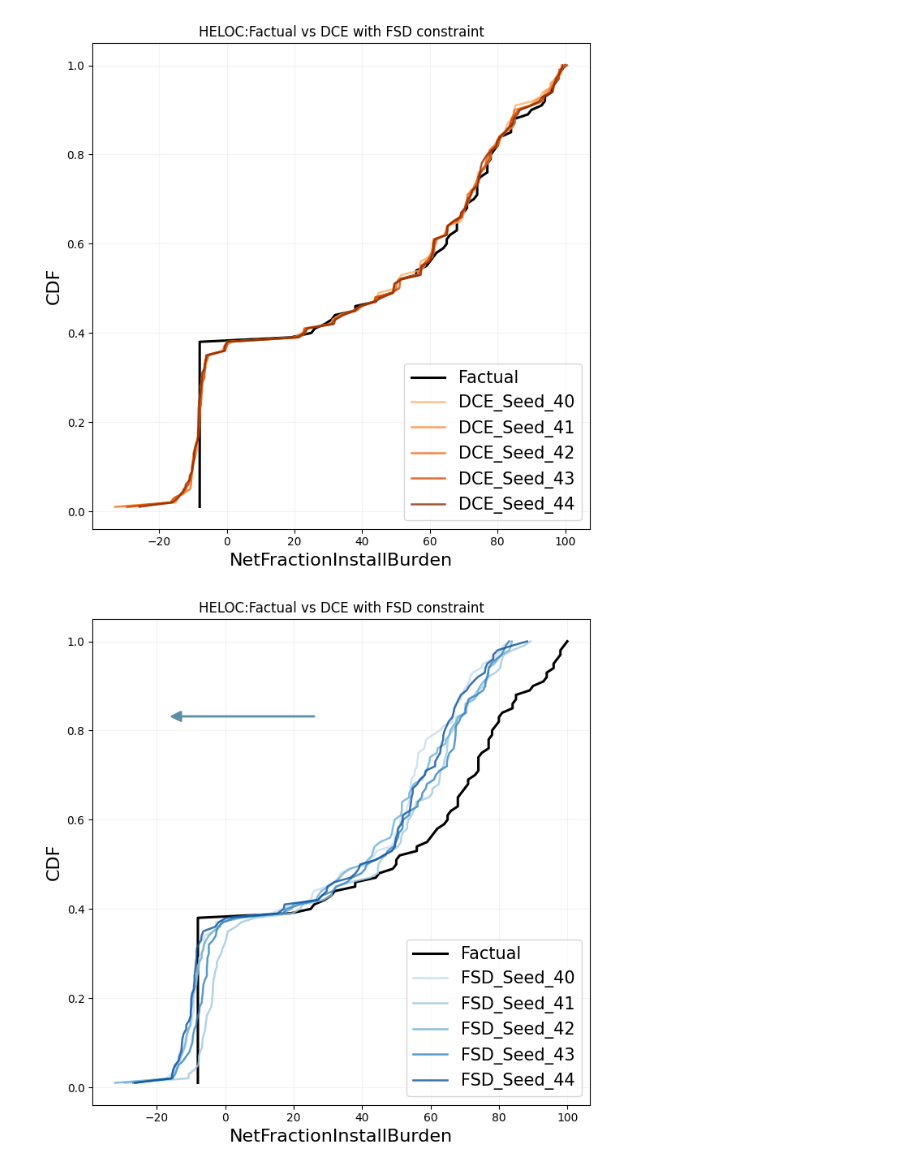
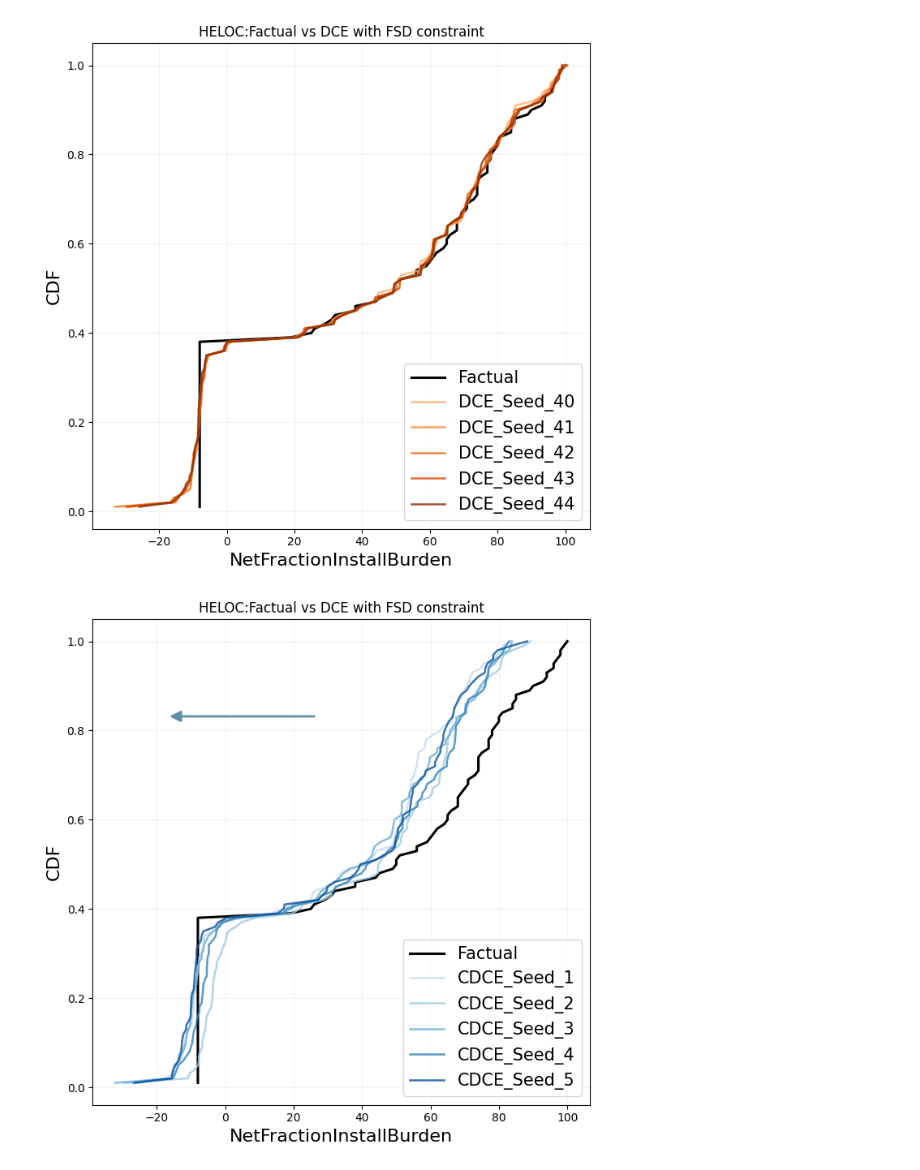
Before and after one commit to understanding-ml/Constrained-DCE, a Jupyter notebook: HELOC_analysis.ipynb, the cells around one changed output. Cells and saved outputs as stored; diff of their text form; code cells hidden in the pictures.

```diff
--- a/HELOC_analysis.ipynb
+++ b/HELOC_analysis.ipynb
@@ -1112,35 +1113,35 @@ for i, sheet_name in enumerate(target_sheets):
         color=blue_colors[i],
         linewidth=1.8,
         alpha=0.8,
-        label=seed_label
+        label=f"CDCE_Seed_{i + 1}"
     )
 
 ax = plt.gca()
 
 ax.annotate(
     '',
     # xy=(0.8, 0.8),
     # xytext=(0.8, 0.4),
     xy=(0.15, 0.80),
     xytext=(0.45, 0.80),
     xycoords='axes fraction',
     textcoords='axes fraction',
     arrowprops=dict(
         arrowstyle='-|>',
         linewidth=6,
         mutation_scale=20,
         color="#5B8FA8",
         lw=2
     )
 )
 
 
 plt.xlabel("NetFractionInstallBurden", fontsize=16)
 plt.ylabel("CDF", fontsize=16)
 plt.title(f"{dataset_name}:Factual vs DCE with FSD constraint")
 plt.grid(alpha=0.15)
 plt.legend(frameon=True,loc="lower right", fontsize=15)
 plt.tight_layout()
 plt.show()
 # %% [output]
-[figure, old version]
+[figure, new version]
```
Also changed, not shown: parts of 1 cell of this notebook, 3 other files.
